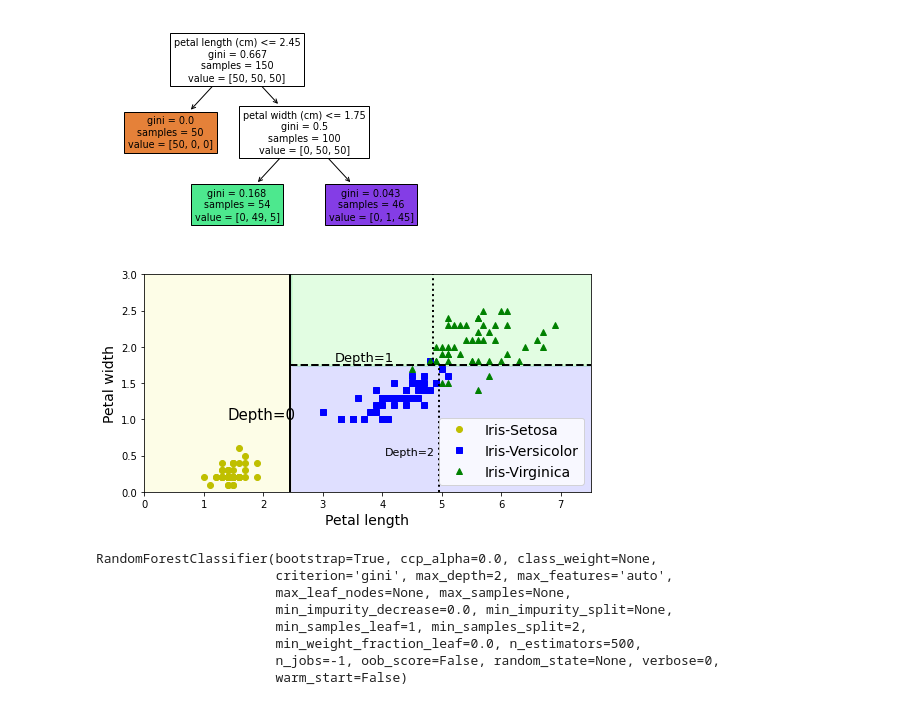
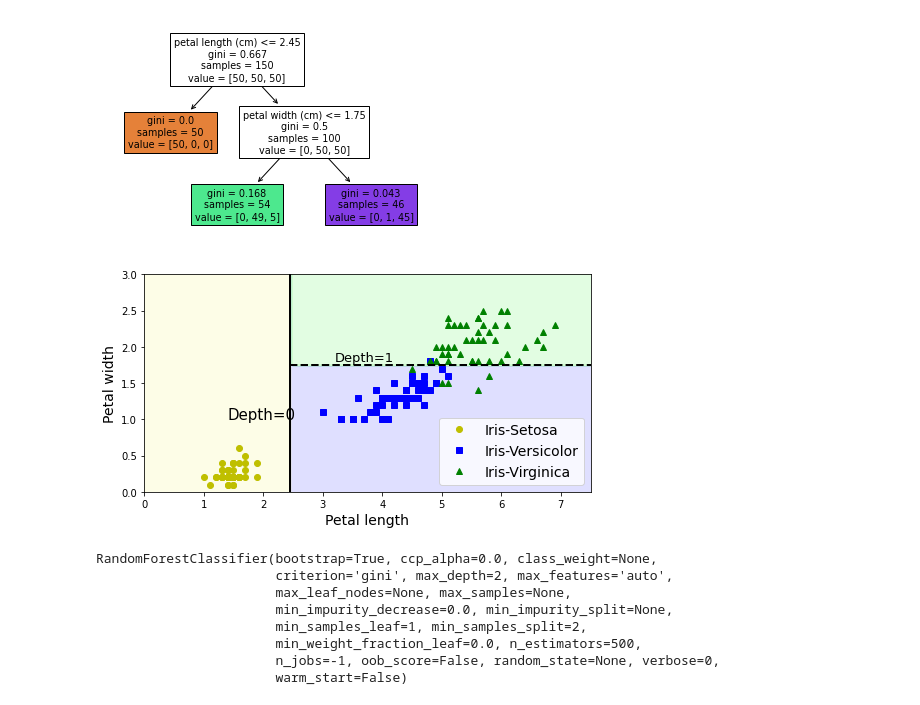
Before and after one commit to ch00226855/CMP414765Spring2021, a Jupyter notebook: Week11_DecisionTreeAndRandomForest.ipynb, the cells around one changed output. Cells and saved outputs as stored; diff of their text form; code cells hidden in the pictures.

```diff
--- a/Week11_DecisionTreeAndRandomForest.ipynb
+++ b/Week11_DecisionTreeAndRandomForest.ipynb
@@ -294,37 +294,37 @@ def plot_decision_boundary(clf,
     # Pick three colors representing classes
     custom_cmap = ListedColormap(['#fafab0','#9898ff','#a0faa0'])
 
     # Use contourf() to draw classification areas
     plt.contourf(x1,
                  x2,
                  y_pred,
                  alpha=0.3,
                  cmap=custom_cmap)
 
     # plot training instances
     plt.plot(X[:, 0][y==0], X[:, 1][y==0], "yo", label="Iris-Setosa")
     plt.plot(X[:, 0][y==1], X[:, 1][y==1], "bs", label="Iris-Versicolor")
     plt.plot(X[:, 0][y==2], X[:, 1][y==2], "g^", label="Iris-Virginica")
     plt.axis(axes)
 
     # Display label and legends
     plt.xlabel("Petal length", fontsize=14)
     plt.ylabel("Petal width", fontsize=14)
     plt.legend(loc="lower right", fontsize=14)
 
 plt.figure(figsize=(8, 4))
 plot_decision_boundary(tree_clf2, X2.values, y)
 plt.plot([2.45, 2.45], [0, 3], "k-", linewidth=2)
 plt.plot([2.45, 7.5], [1.75, 1.75], "k--", linewidth=2)
-plt.plot([4.95, 4.95], [0, 1.75], "k:", linewidth=2)
-plt.plot([4.85, 4.85], [1.75, 3], "k:", linewidth=2)
+# plt.plot([4.95, 4.95], [0, 1.75], "k:", linewidth=2)
+# plt.plot([4.85, 4.85], [1.75, 3], "k:", linewidth=2)
 plt.text(1.40, 1.0, "Depth=0", fontsize=15)
 plt.text(3.2, 1.80, "Depth=1", fontsize=13)
-plt.text(4.05, 0.5, "Depth=2", fontsize=11)
+# plt.text(4.05, 0.5, "Depth=2", fontsize=11)
 
 plt.show()
 # %% [output]
-[figure, old version]
+[figure, new version]
 # %%
 from sklearn.ensemble import RandomForestClassifier
 
```
Also changed, not shown: parts of 1 cell of this notebook.
